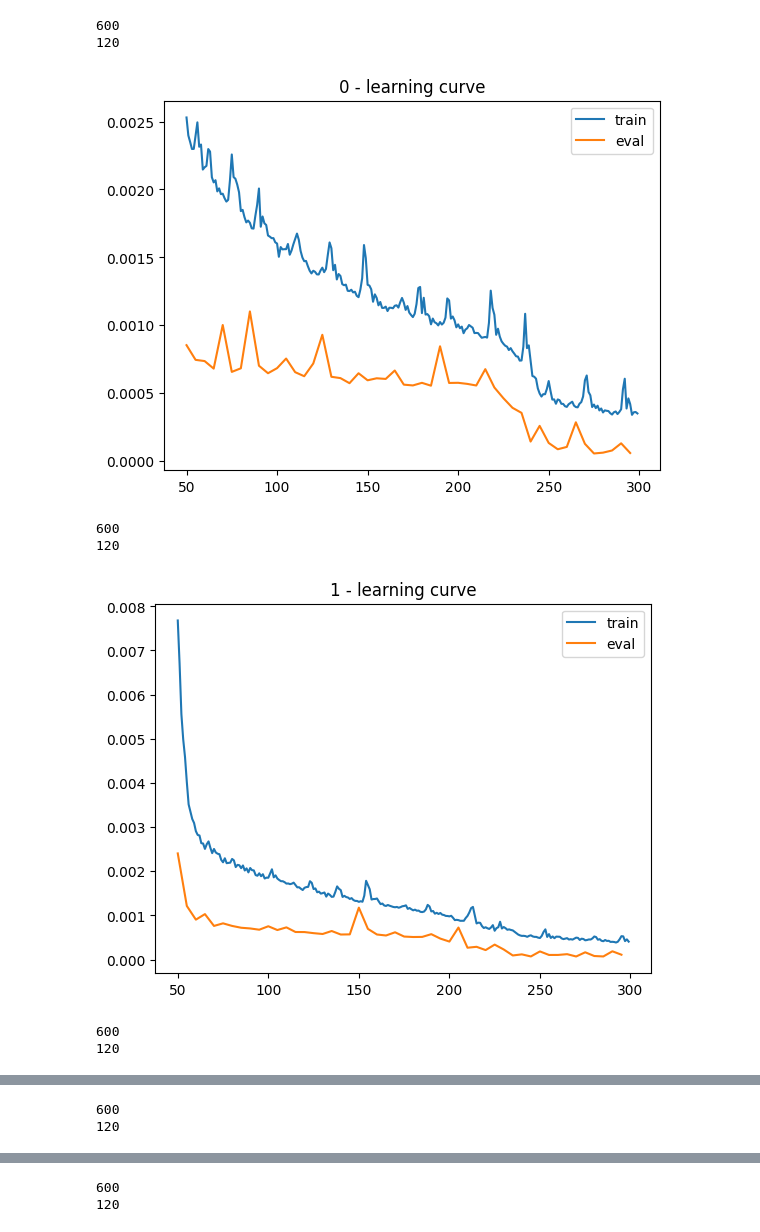
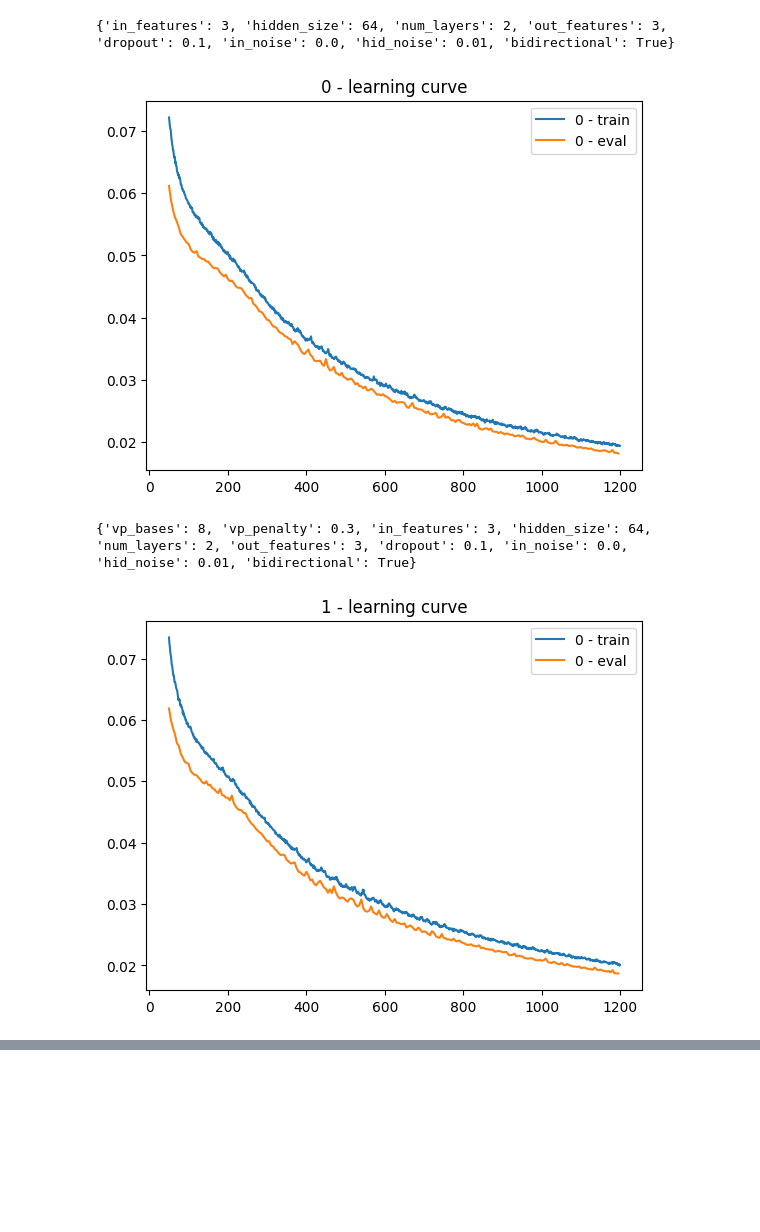
Before and after one commit to aszfaltos/wp_former, a Jupyter notebook: model_eval_v2.ipynb, the cells around one changed output, grey strips where cells are left out. Cells and saved outputs as stored; diff of their text form; code cells hidden in the pictures; blank space fills up the shorter version.

```diff
--- a/model_eval_v2.ipynb
+++ b/model_eval_v2.ipynb
@@ -6,9 +7,18 @@ import eval_lib
 reload(eval_lib.evaluator)
 from eval_lib.evaluator import Evaluator
 # %%
-epoch = 600
+evaluator = Evaluator()
+print('lstm')
+for i in (0,):
+    for j in range(1):
+        saves = filter(lambda file: os.path.basename(file) != "params.json", os.listdir(f'trained/lstm/{i}/{j}'))
+        last_epoch = int(os.path.basename(max(saves, key = lambda file: int(os.path.basename(file).split(".")[0]))).split(".")[0])
+        print(evaluator.add_model(f'trained/lstm/{i}/{j}', last_epoch, model_loader.load_lstm, f"{i}"))
 
-evaluator = Evaluator()
-for i in range(24):
- print(evaluator.add_model(f'trained/transformer_wavelet/{i}', epoch, model_loader.load_transformer, i))
+print('vp_lstm')
+for i in (1,):
+    for j in range(1):
+        saves = filter(lambda file: os.path.basename(file) != "params.json", os.listdir(f'trained/vp_lstm/{i}/{j}'))
+        last_epoch = int(os.path.basename(max(saves, key = lambda file: int(os.path.basename(file).split(".")[0]))).split(".")[0])
+        print(evaluator.add_model(f'trained/vp_lstm/{i}/{j}', last_epoch, model_loader.load_vp_lstm, f"{i}"))
 # %% [output]
@@ -32,11 +29,7 @@ for i in range(24):
 # %%
-evaluator.plot_learning_curves(50, 300, 5)
+evaluator.plot_learning_curves(50, 1200, 5)
 # %% [output]
-600
-120
+{'in_features': 3, 'hidden_size': 64, 'num_layers': 2, 'out_features': 3, 'dropout': 0.1, 'in_noise': 0.0, 'hid_noise': 0.01, 'bidirectional': True}
-[figure, old version]
+[figure, new version]
-600
-120
+{'vp_bases': 8, 'vp_penalty': 0.3, 'in_features': 3, 'hidden_size': 64, 'num_layers': 2, 'out_features': 3, 'dropout': 0.1, 'in_noise': 0.0, 'hid_noise': 0.01, 'bidirectional': True}
-[figure, old version]
+[figure, new version]
-600
-120
@@ -44,2 +35,0 @@ evaluator.plot_learning_curves(50, 300, 5)
-600
-120
@@ -47,2 +35,0 @@ evaluator.plot_learning_curves(50, 300, 5)
-600
-120
```
Also changed, not shown: parts of 9 cells of this notebook, 14 other files.
